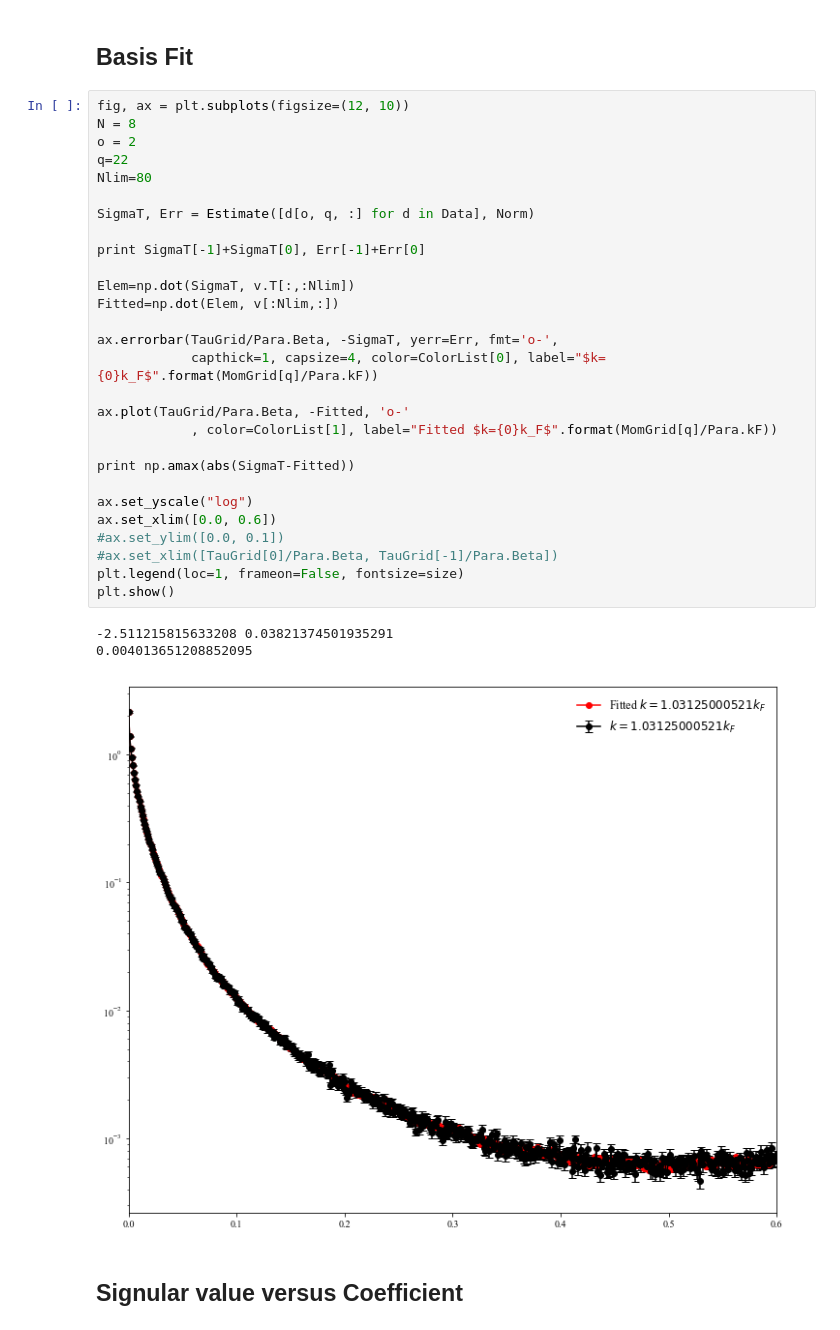
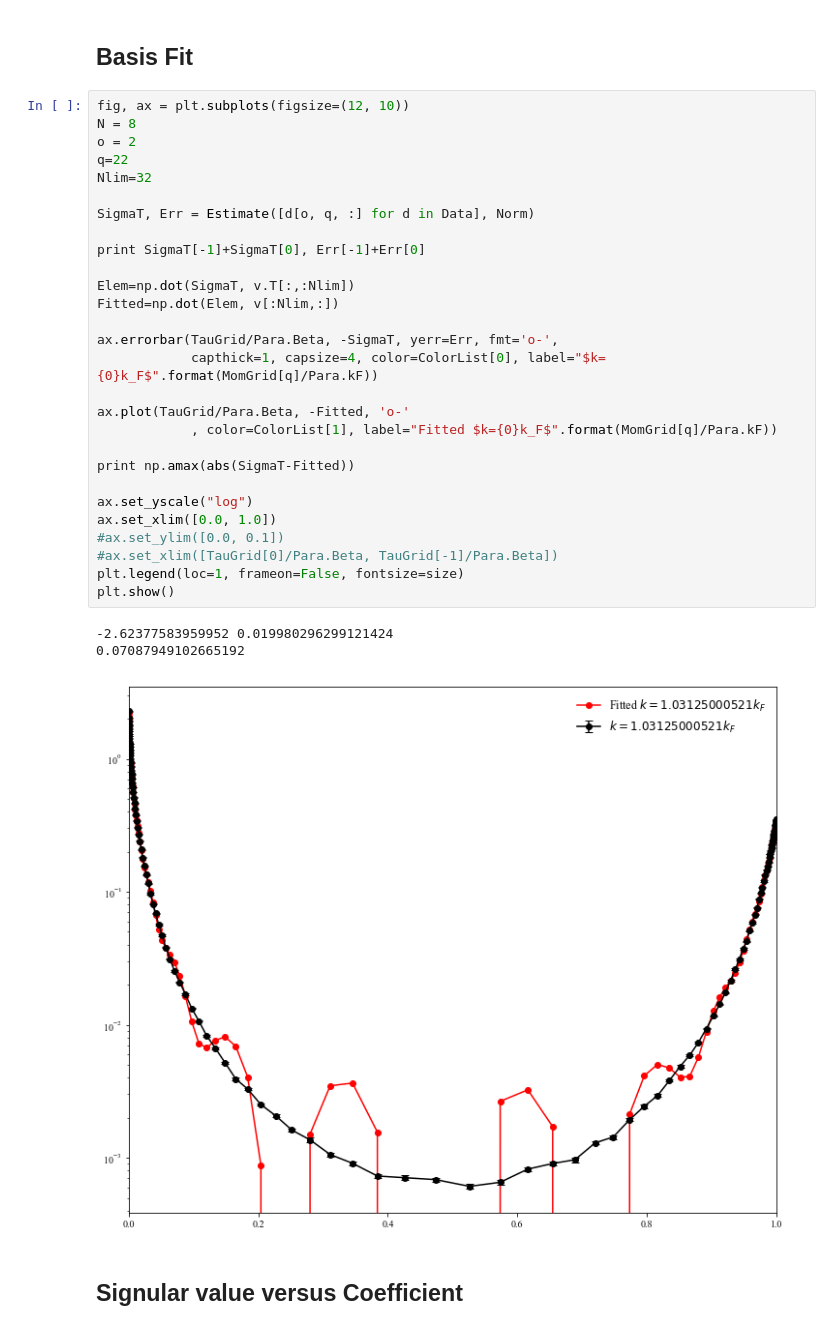
Before and after one commit to kunyuan/ParquetMC, a Jupyter notebook: sigma_basis.ipynb, the cells around one changed output. Drawn from its saved outputs; the diff is of its cells as text.

```diff
--- a/sigma_basis.ipynb
+++ b/sigma_basis.ipynb
@@ -109,35 +110,35 @@ plt.show()
 # %%
 fig, ax = plt.subplots(figsize=(12, 10))
 N = 8
 o = 2
 q=22
-Nlim=80
+Nlim=32
 
 SigmaT, Err = Estimate([d[o, q, :] for d in Data], Norm)
 
 print SigmaT[-1]+SigmaT[0], Err[-1]+Err[0]
 
 Elem=np.dot(SigmaT, v.T[:,:Nlim])
 Fitted=np.dot(Elem, v[:Nlim,:])
 
 ax.errorbar(TauGrid/Para.Beta, -SigmaT, yerr=Err, fmt='o-',
             capthick=1, capsize=4, color=ColorList[0], label="$k={0}k_F$".format(MomGrid[q]/Para.kF))
 
 ax.plot(TauGrid/Para.Beta, -Fitted, 'o-'
             , color=ColorList[1], label="Fitted $k={0}k_F$".format(MomGrid[q]/Para.kF))
 
 print np.amax(abs(SigmaT-Fitted))
 
 ax.set_yscale("log")
-ax.set_xlim([0.0, 0.6])
+ax.set_xlim([0.0, 1.0])
 #ax.set_ylim([0.0, 0.1])
 #ax.set_xlim([TauGrid[0]/Para.Beta, TauGrid[-1]/Para.Beta])
 plt.legend(loc=1, frameon=False, fontsize=size)
 plt.show()
 # %% [output]
--2.511215815633208 0.03821374501935291
-0.004013651208852095
+-2.62377583959952 0.019980296299121424
+0.07087949102665192
-[figure, old version]
+[figure, new version]
 # %% [markdown]
 ## Signular value versus Coefficient
 # %%
```
Also changed, not shown: parts of 8 cells of this notebook, 7 other files.
